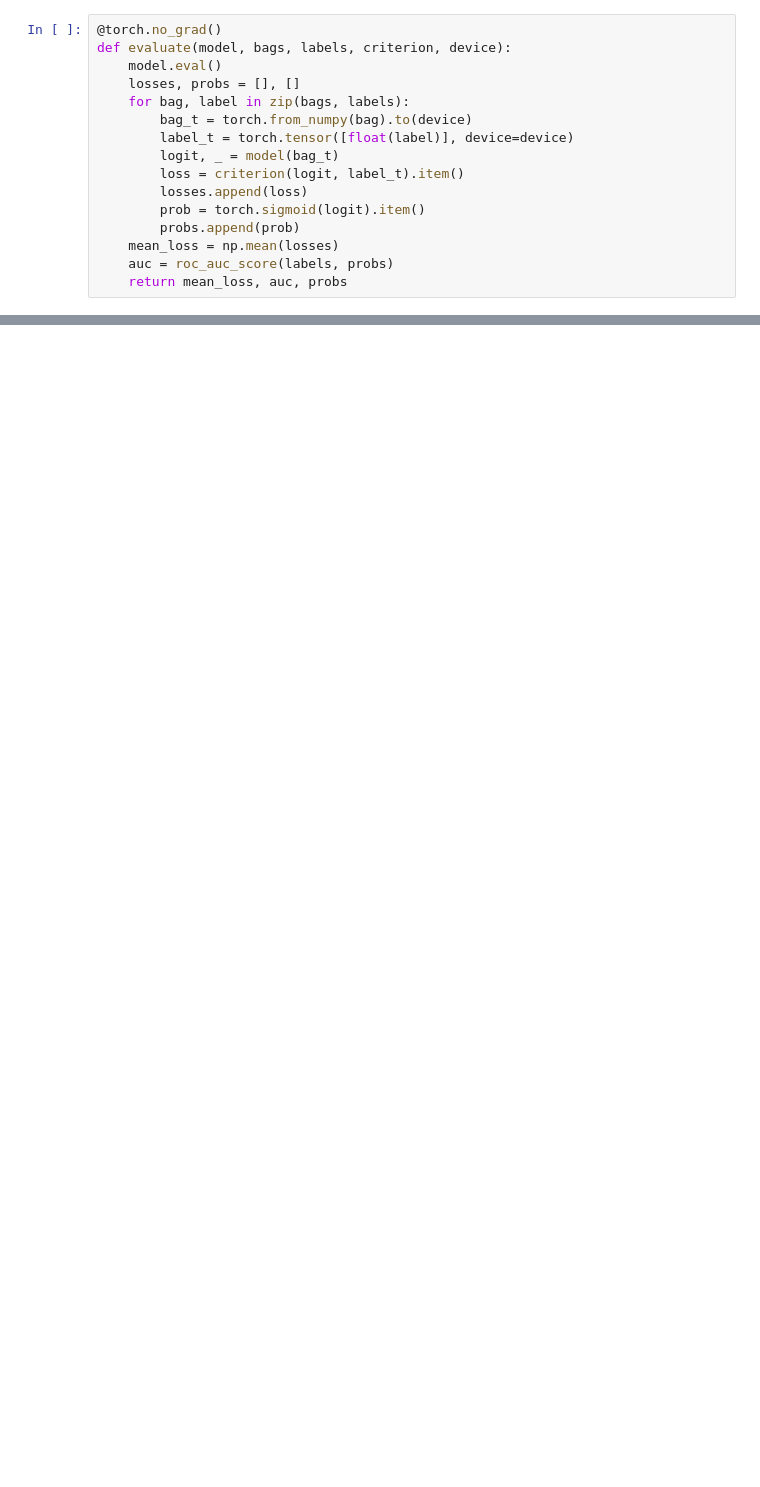
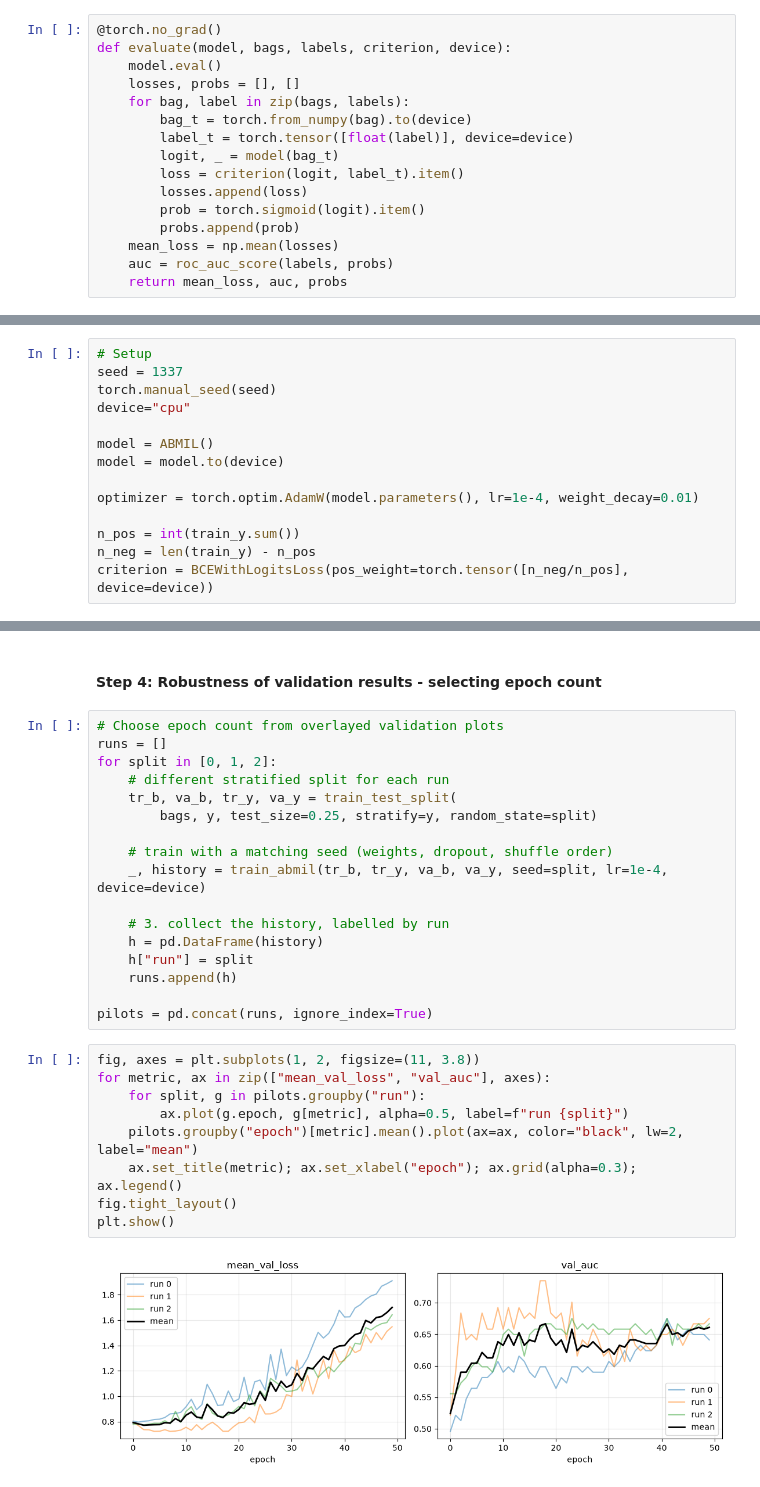
Before and after one commit to grahamgreene88/her2-pcr-pathology-fm, a Jupyter notebook: notebooks/03_abmil_model_dev.ipynb, the cells around one changed output, grey strips where cells are left out. Drawn from its saved outputs; the diff is of its cells as text; blank space fills up the shorter version.

```diff
--- a/notebooks/03_abmil_model_dev.ipynb
+++ b/notebooks/03_abmil_model_dev.ipynb
@@ -195 +222,15 @@ Untrained model has probabilities close to 0.5 for each class -> binary cross en
+# %%
+# Setup
+seed = 1337
+torch.manual_seed(seed)
+device="cpu"
+
+model = ABMIL()
+model = model.to(device)
+
+optimizer = torch.optim.AdamW(model.parameters(), lr=1e-4, weight_decay=0.01)
+
+n_pos = int(train_y.sum())
+n_neg = len(train_y) - n_pos
+criterion = BCEWithLogitsLoss(pos_weight=torch.tensor([n_neg/n_pos], device=device))
 # %%
@@ -357,0 +302,30 @@ epoch 49: train 0.008 / val 2.510, val AUC 0.509
+# %% [markdown]
+#### Step 4: Robustness of validation results - selecting epoch count
+# %%
+# Choose epoch count from overlayed validation plots
+runs = []
+for split in [0, 1, 2]:
+    # different stratified split for each run
+    tr_b, va_b, tr_y, va_y = train_test_split(
+        bags, y, test_size=0.25, stratify=y, random_state=split)
+
+    # train with a matching seed (weights, dropout, shuffle order)
+    _, history = train_abmil(tr_b, tr_y, va_b, va_y, seed=split, lr=1e-4, device=device)
+
+    # 3. collect the history, labelled by run
+    h = pd.DataFrame(history)
+    h["run"] = split
+    runs.append(h)
+
+pilots = pd.concat(runs, ignore_index=True)
+# %%
+fig, axes = plt.subplots(1, 2, figsize=(11, 3.8))
+for metric, ax in zip(["mean_val_loss", "val_auc"], axes):
+    for split, g in pilots.groupby("run"):
+        ax.plot(g.epoch, g[metric], alpha=0.5, label=f"run {split}")
+    pilots.groupby("epoch")[metric].mean().plot(ax=ax, color="black", lw=2, label="mean")
+    ax.set_title(metric); ax.set_xlabel("epoch"); ax.grid(alpha=0.3); ax.legend()
+fig.tight_layout()
+plt.show()
+# %% [output]
+[figure, added]
```
Also changed, not shown: parts of 40 cells of this notebook.
